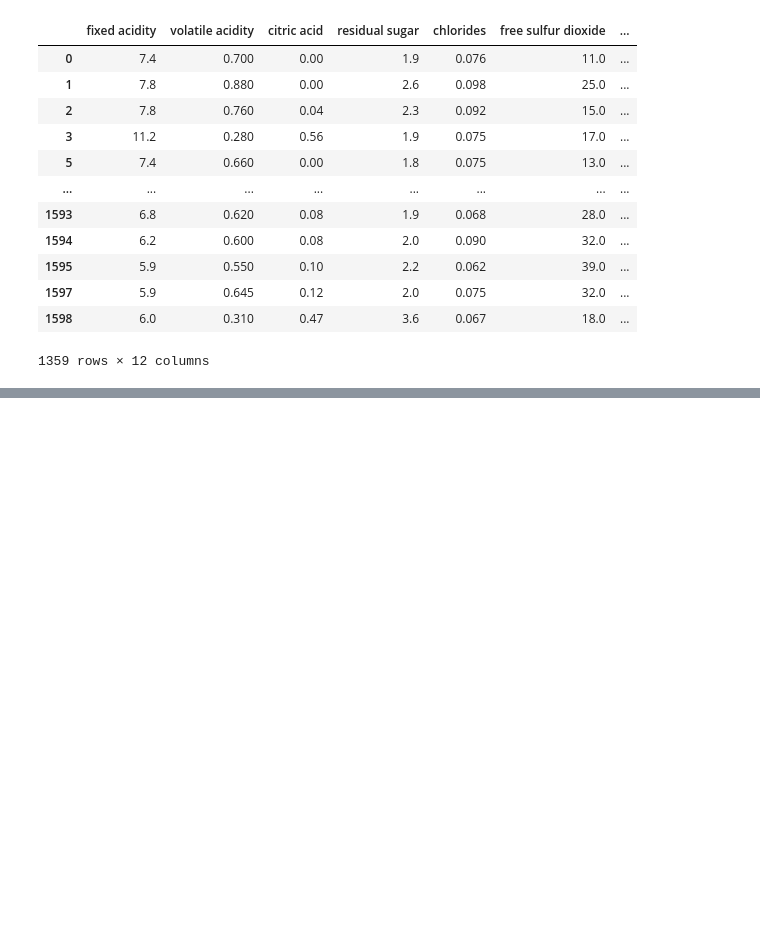
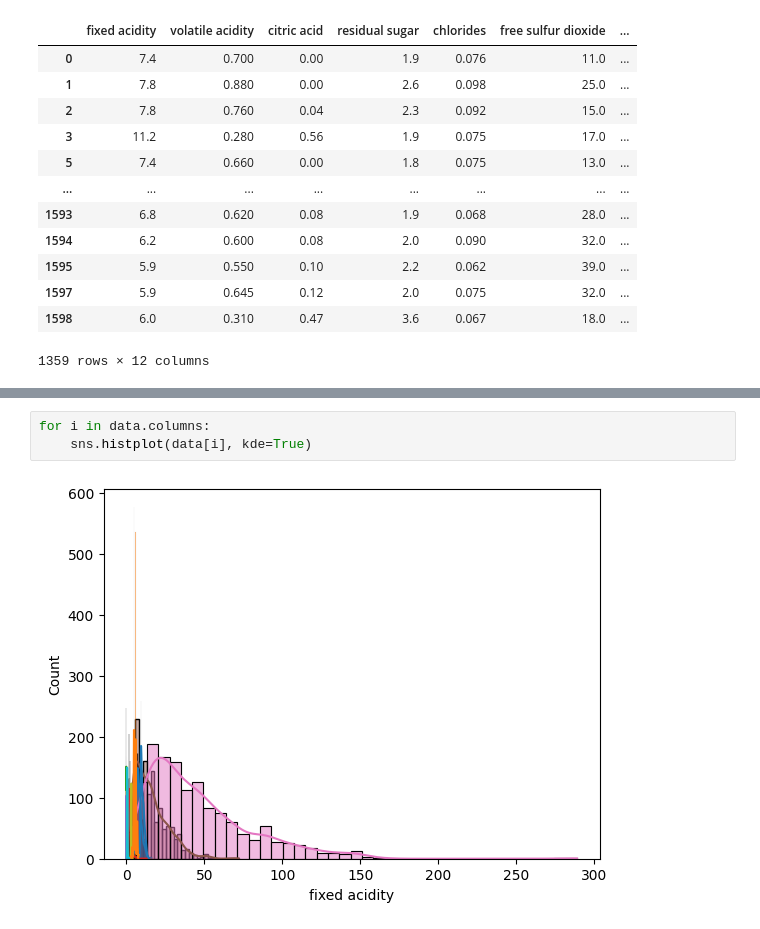
Before and after one commit to tahaftm/Udemy-ML, a Jupyter notebook: Lectures/EDA and feature engineering/red wine EDA.ipynb, the cells around one changed output, grey strips where cells are left out. Saved outputs shown, nothing was run; the diff lists cells and outputs as text; blank space fills up the shorter version.

```diff
--- a/Lectures/EDA and feature engineering/red wine EDA.ipynb
+++ b/Lectures/EDA and feature engineering/red wine EDA.ipynb
@@ -129,0 +162,5 @@ data
+# %%
+for i in data.columns:
+    sns.histplot(data[i], kde=True)
+# %% [output]
+[figure, added]
```
Also changed, not shown: parts of 7 cells of this notebook.
